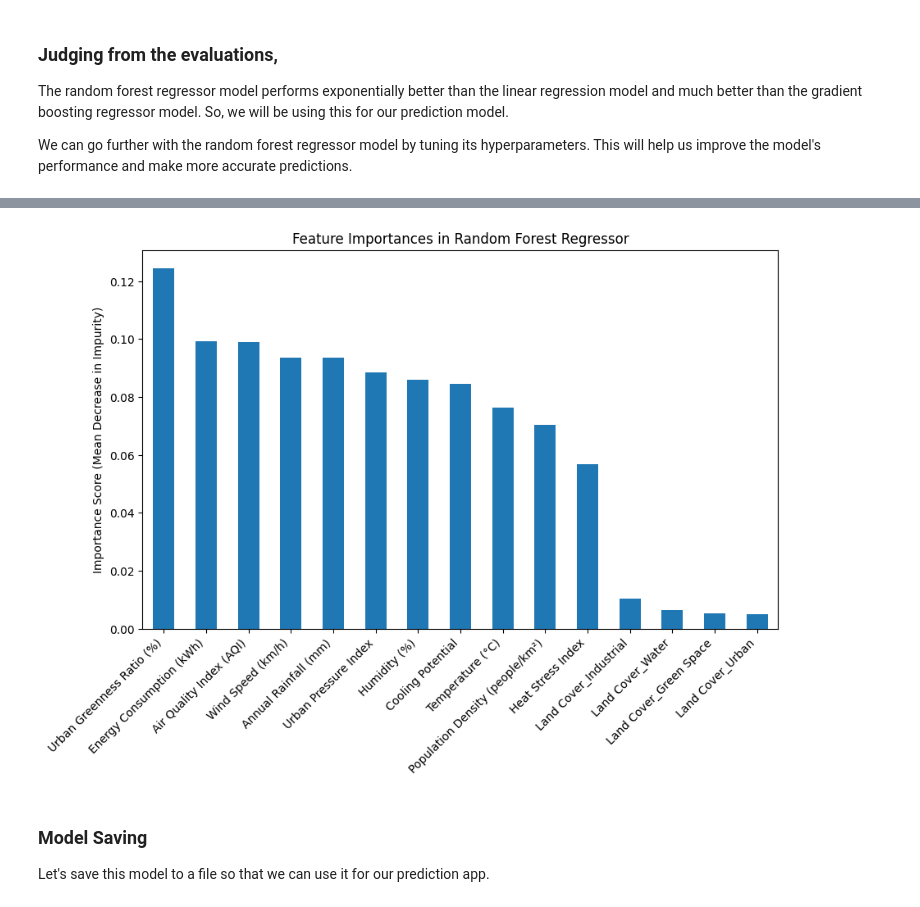
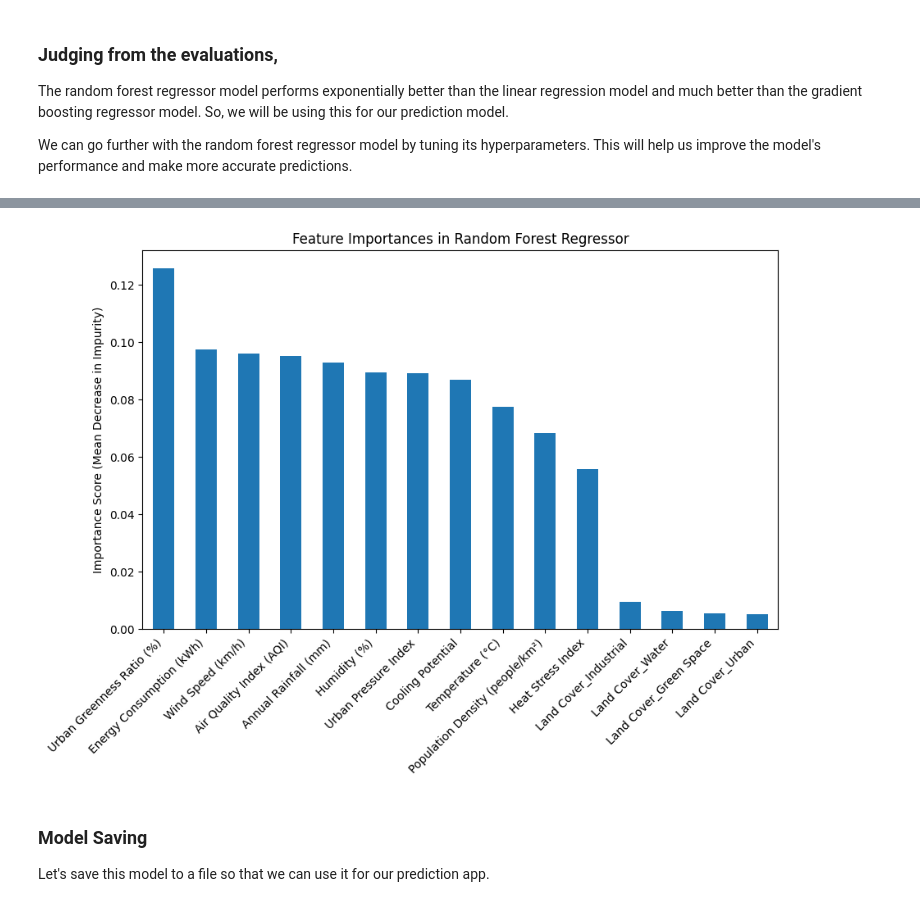
Before and after one commit to Ph4ntomX/data-science-FYP, a Jupyter notebook: notebook.ipynb, the cells around one changed output, grey strips where cells are left out. Saved outputs shown, nothing was run; the diff lists cells and outputs as text; code cells hidden in the pictures.

```diff
--- a/notebook.ipynb
+++ b/notebook.ipynb
@@ -354,14 +367,14 @@ Fitting 5 folds for each of 108 candidates, totalling 540 fits
 # %%
-feature_importances = pd.Series(model.feature_importances_, index=X.columns).sort_values(ascending=False)
+feature_importances = pd.Series(best_model.feature_importances_, index=X.columns).sort_values(ascending=False)
 
 plt.figure(figsize=(10, 6))
 feature_importances.plot(kind='bar')
 plt.title("Feature Importances in Random Forest Regressor")
 plt.ylabel("Importance Score (Mean Decrease in Impurity)")
 plt.xticks(rotation=45, ha='right')
 plt.show()
 # %% [output]
-[figure, old version]
+[figure, new version]
 # %% [markdown]
 ### Model Saving
 Let's save this model to a file so that we can use it for our prediction app.
```
Also changed, not shown: parts of 7 cells of this notebook, 1 other file.
